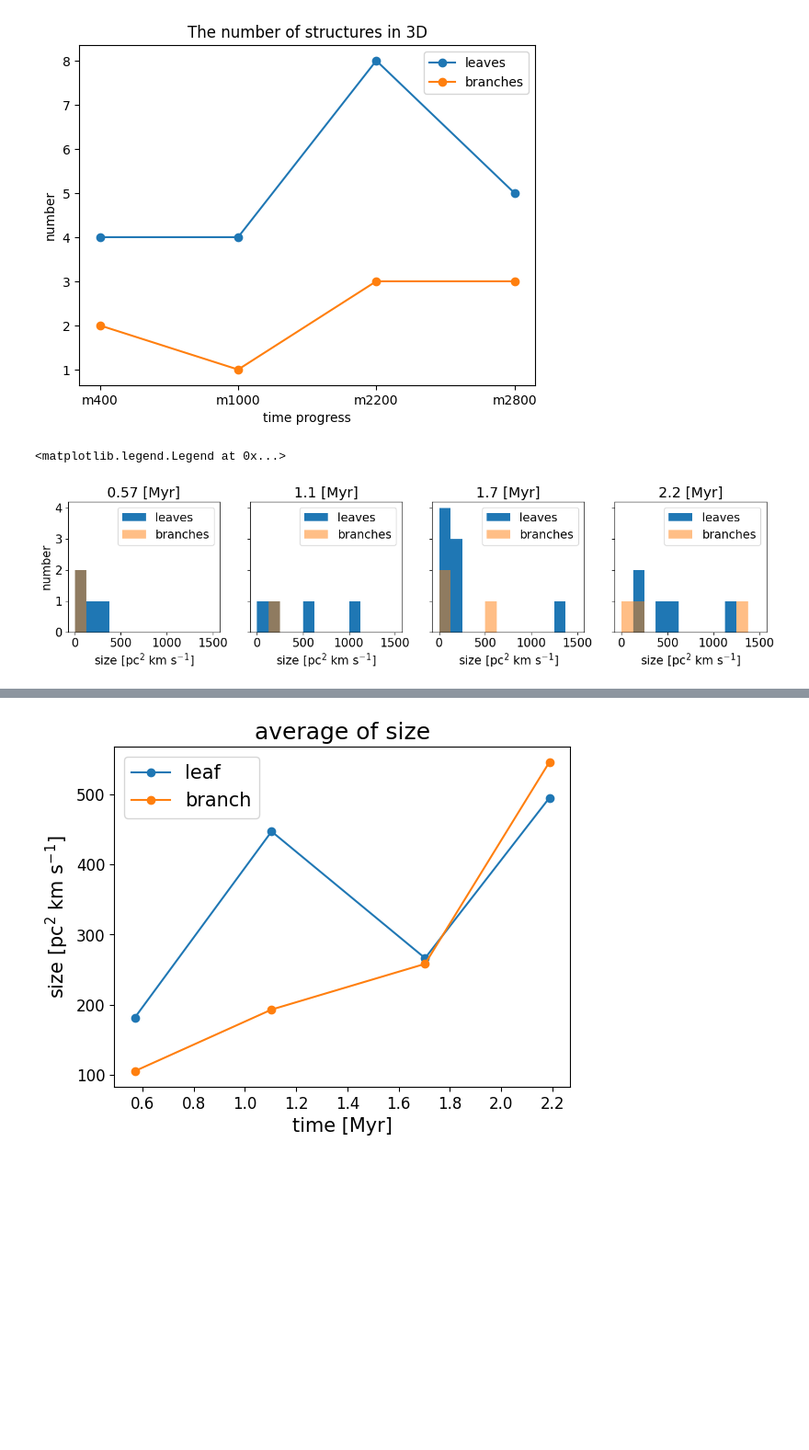
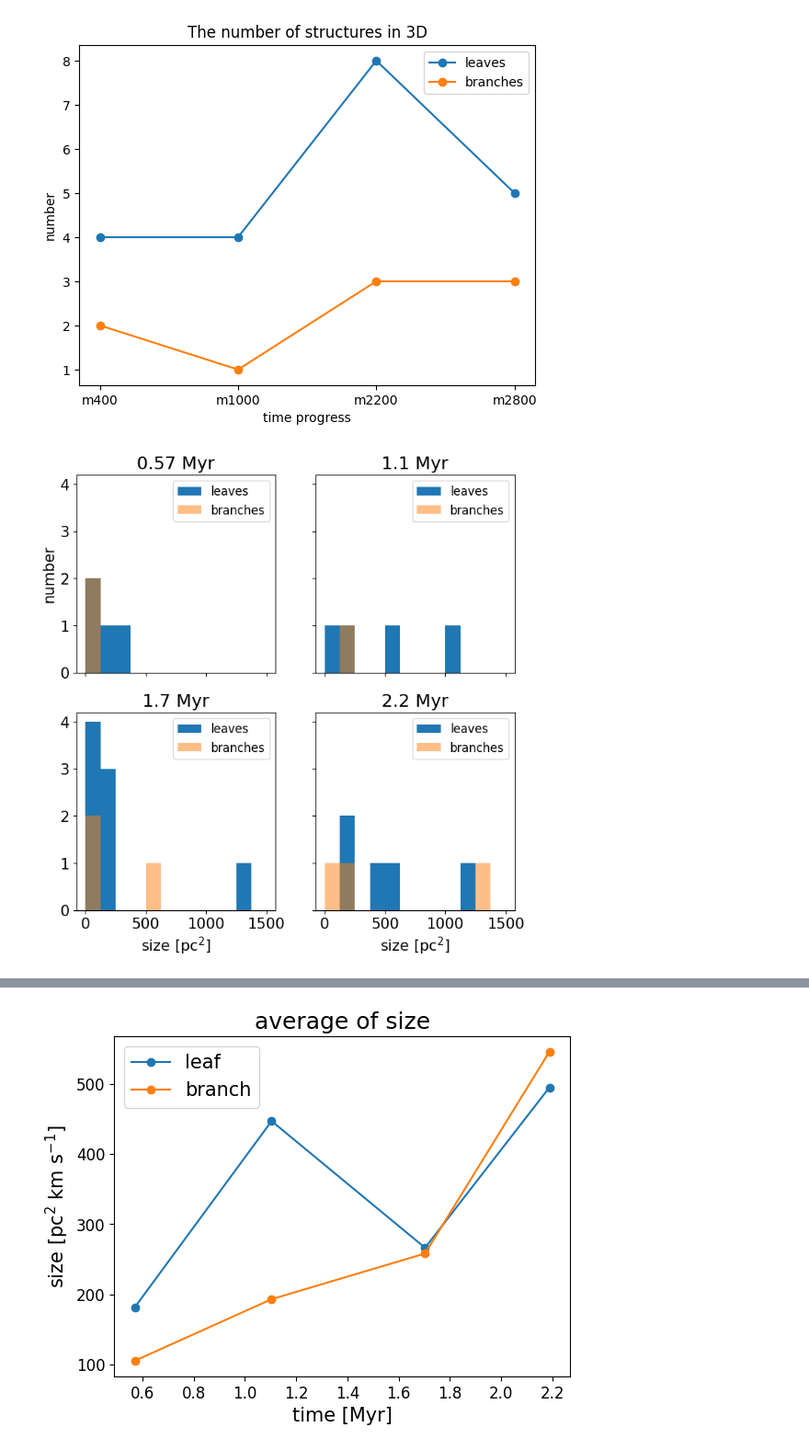
Before and after one commit to kotora260/StarGen, a Jupyter notebook: discuss_3D.ipynb, the cells around one changed output, grey strips where cells are left out. Shown at 92% size. Cells and saved outputs as stored; diff of their text form; code cells hidden in the pictures; blank space fills up the shorter version.

```diff
--- a/discuss_3D.ipynb
+++ b/discuss_3D.ipynb
@@ -23,50 +23,47 @@ plt.legend()
 # %%
 # make histgram of the size of all structures in 3D
 
 leaf_size_400 = [348.75272512, 99.64363575, 62.27727234, 215.47936231]
 leaf_size_1000 = [151.95654452, 1022.59281188, 539.3211785, 74.73272681]
 leaf_size_2200 = [139.50109005, 1311.55935556, 64.76836324, 74.73272681, 188.07736248, 198.04172605, 73.48718137, 80.96045405]
 leaf_size_2800 = [1154.62062925, 523.12908769, 393.59236121, 246.61799848, 156.93872631]
 
 branch_size_400 = [98.3980903, 112.09909022]
 branch_size_1000 = [193.05954427]
 branch_size_2200 = [575.44199646, 95.90699941, 103.38027209]
 branch_size_2800 = [173.13081712, 1365.11780977, 99.64363575]
 
 bins = 12
 range = (0, 1500)
 
 plt.rcParams["font.size"] = 15
-fig, axes = plt.subplots(nrows=1, ncols=4, figsize=(16, 3), sharex=True, sharey=True)
-axes[0].hist(leaf_size_400, bins=bins, range=range, label='leaves')
-axes[0].hist(branch_size_400, bins=bins, range=range, alpha=0.5, label='branches')
-axes[1].hist(leaf_size_1000, bins=bins, range=range, label='leaves')
-axes[1].hist(branch_size_1000, bins=bins, range=range, alpha=0.5, label='branches')
-axes[2].hist(leaf_size_2200, bins=bins, range=range, label='leaves')
-axes[2].hist(branch_size_2200, bins=bins, range=range, alpha=0.5, label='branches')
-axes[3].hist(leaf_size_2800, bins=bins, range=range, label='leaves')
-axes[3].hist(branch_size_2800, bins=bins, range=range, alpha=0.5, label='branches')
+fig, axes = plt.subplots(nrows=2, ncols=2, figsize=(8, 8), sharex=True, sharey=True)
+axes[0, 0].hist(leaf_size_400, bins=bins, range=range, label='leaves')
+axes[0, 0].hist(branch_size_400, bins=bins, range=range, alpha=0.5, label='branches')
+axes[0, 1].hist(leaf_size_1000, bins=bins, range=range, label='leaves')
+axes[0, 1].hist(branch_size_1000, bins=bins, range=range, alpha=0.5, label='branches')
+axes[1, 0].hist(leaf_size_2200, bins=bins, range=range, label='leaves')
+axes[1, 0].hist(branch_size_2200, bins=bins, range=range, alpha=0.5, label='branches')
+axes[1, 1].hist(leaf_size_2800, bins=bins, range=range, label='leaves')
+axes[1, 1].hist(branch_size_2800, bins=bins, range=range, alpha=0.5, label='branches')
 
 plt.yticks(np.arange(0, 5, 1))
 
-axes[0].set_title('0.57 [Myr]')
-axes[0].set_ylabel('number')
-axes[0].set_xlabel('size [pc$^2$ km s$^{-1}$]')
-axes[0].legend()
-axes[1].set_title('1.1 [Myr]')
-axes[1].set_xlabel('size [pc$^2$ km s$^{-1}$]')
-axes[1].legend()
-axes[2].set_title('1.7 [Myr]')
-axes[2].set_xlabel('size [pc$^2$ km s$^{-1}$]')
-axes[2].legend()
-axes[3].set_title('2.2 [Myr]')
-axes[3].set_xlabel('size [pc$^2$ km s$^{-1}$]')
-axes[3].legend()
+axes[0, 0].set_title('0.57 Myr')
+axes[0, 0].set_ylabel('number')
+axes[0, 0].legend(fontsize=12)
+axes[0, 1].set_title('1.1 Myr')
+axes[0, 1].legend(fontsize=12)
+axes[1, 0].set_title('1.7 Myr')
+axes[1, 0].set_xlabel('size [pc$^2$]')
+axes[1, 0].legend(fontsize=12)
+axes[1, 1].set_title('2.2 Myr')
+axes[1, 1].set_xlabel('size [pc$^2$]')
+axes[1, 1].legend(fontsize=12)
 
-#fig.savefig('size_hist_3D_slide', bbox_inches='tight')
+fig.savefig('size_hist_3D', bbox_inches='tight')
 # %% [output]
-<matplotlib.legend.Legend at 0x...>
-[figure, old version]
+[figure, new version]
 # %%
 # make histgram of  the mass of all structures in 3D
 
```
Also changed, not shown: parts of 2 cells of this notebook, 7 other files.
